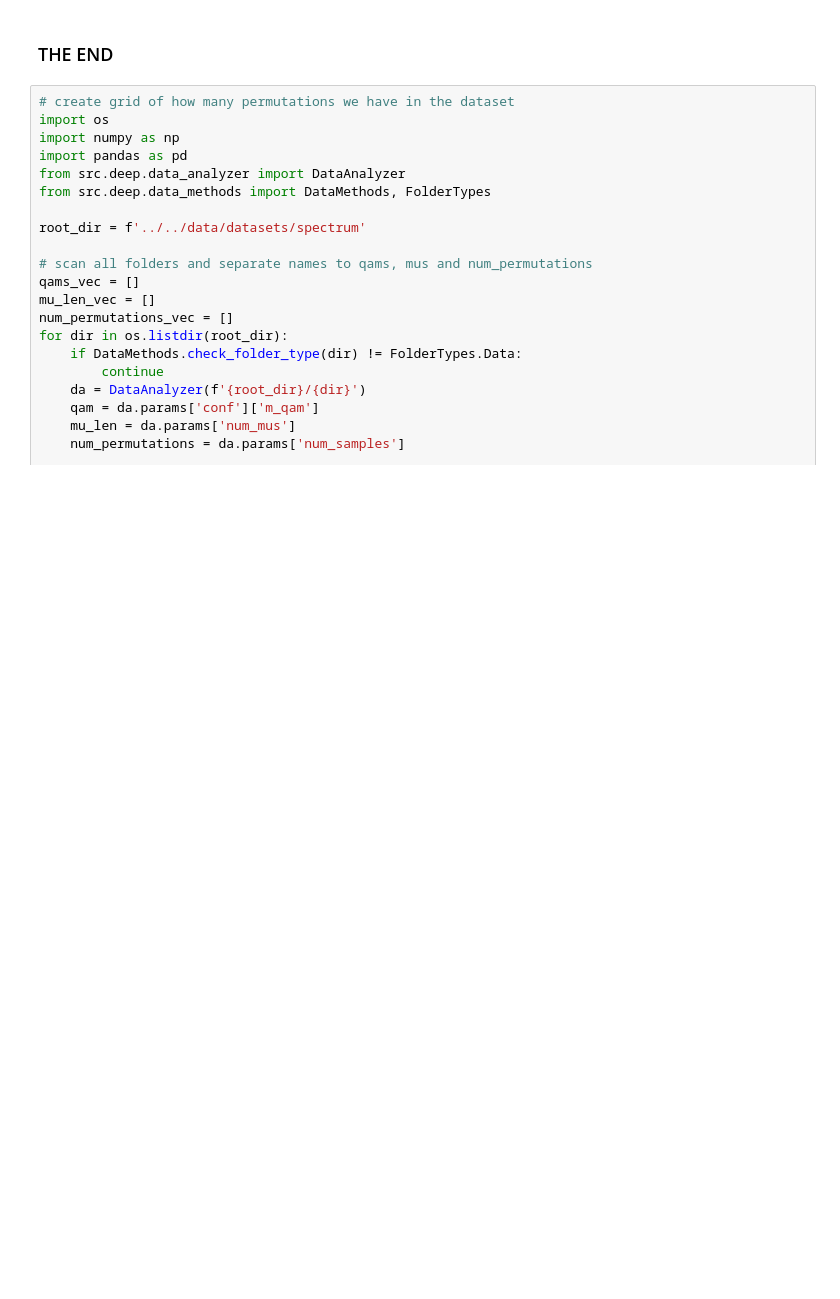
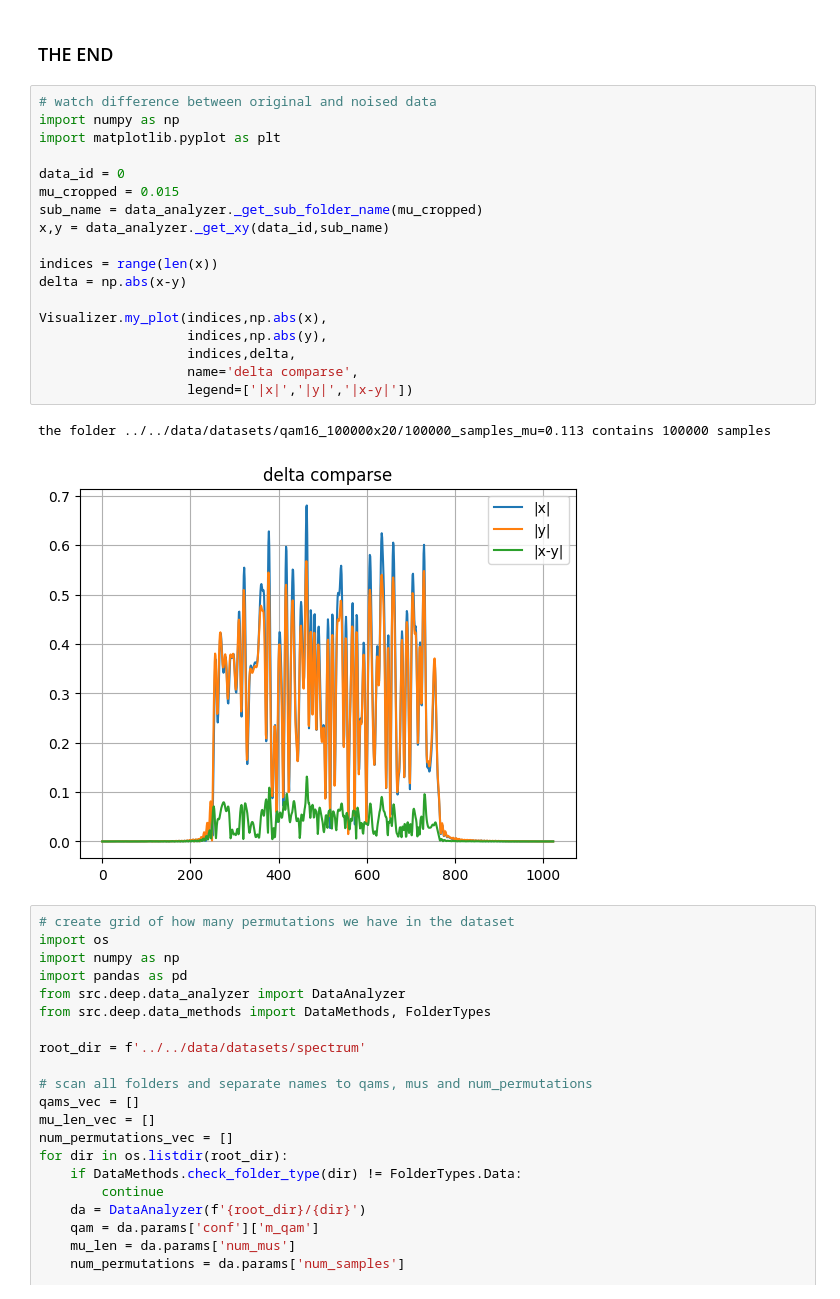
Before and after one commit to Yarden92/Thesis-code, a Jupyter notebook: apps/deep/data_analyzer.ipynb, the cells around one changed output. Drawn from its saved outputs; the diff is of its cells as text; blank space fills up the shorter version.

```diff
--- a/apps/deep/data_analyzer.ipynb
+++ b/apps/deep/data_analyzer.ipynb
@@ -71,6 +42,27 @@ ber vs mu saved to ../../data/datasets/qam16_100000x20/_analysis/ber_vs_mu.png
 data_analyzer.wandb_log_ber_vs_mu(n=n_permutations_for_ber)
 # %% [markdown]
 ###  THE END
+# %%
+# watch difference between original and noised data
+import numpy as np
+import matplotlib.pyplot as plt
+
+data_id = 0
+mu_cropped = 0.015
+sub_name = data_analyzer._get_sub_folder_name(mu_cropped)
+x,y = data_analyzer._get_xy(data_id,sub_name)
+
+indices = range(len(x))
+delta = np.abs(x-y)
+
+Visualizer.my_plot(indices,np.abs(x),
+                   indices,np.abs(y),
+                   indices,delta,
+                   name='delta comparse',
+                   legend=['|x|','|y|','|x-y|'])
+# %% [output]
+the folder ../../data/datasets/qam16_100000x20/100000_samples_mu=0.113 contains 100000 samples
+[figure, added]
 # %%
 # create grid of how many permutations we have in the dataset
 import os
```
Also changed, not shown: parts of 2 cells of this notebook, 16 other files.
